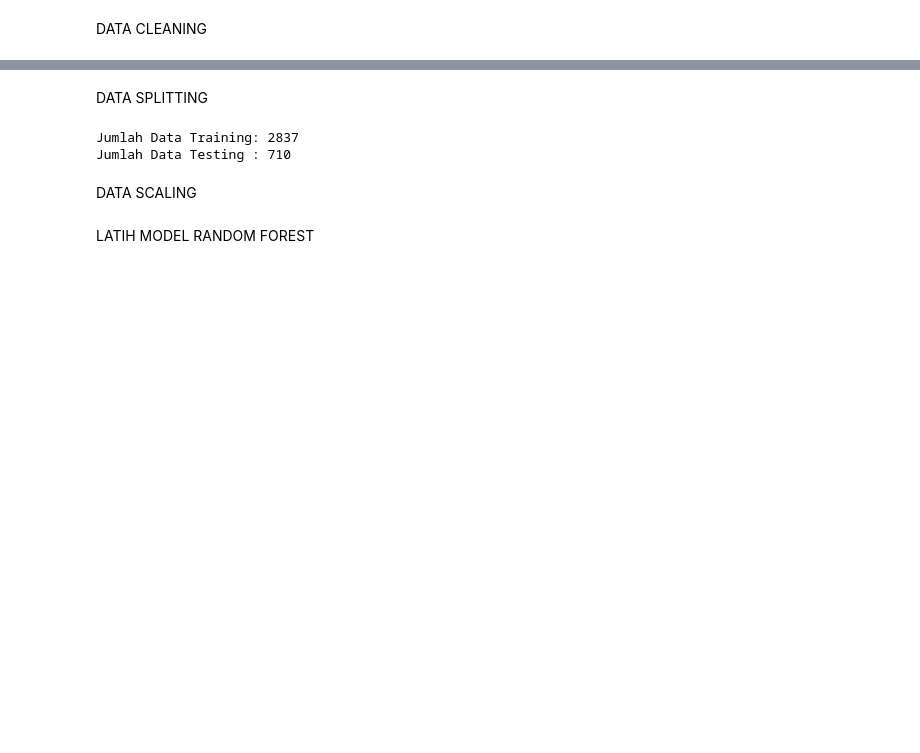
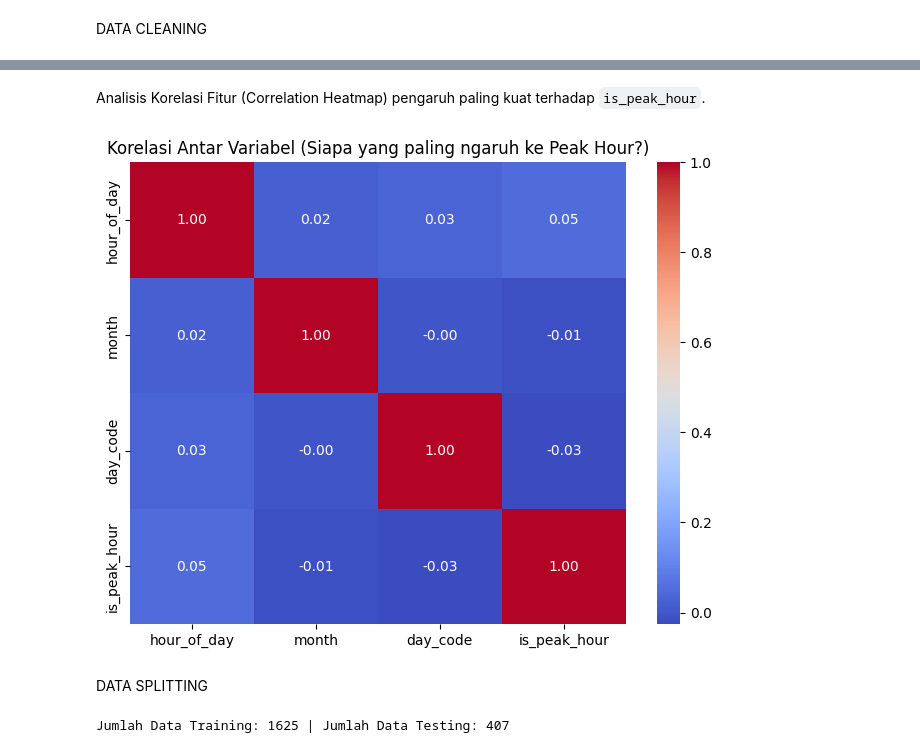
Before and after one commit to ananonano/projectDataScience, a Jupyter notebook: coffee.ipynb, the cells around one changed output, grey strips where cells are left out. Drawn from its saved outputs; the diff is of its cells as text; code cells hidden in the pictures; blank space fills up the shorter version.

```diff
--- a/coffee.ipynb
+++ b/coffee.ipynb
@@ -196,0 +142,13 @@ display(df_model.head())
+# %%
+df_agg = df.groupby(['Date', 'hour_of_day']).size().reset_index(name='order_count')
+
+threshold = df_agg['order_count'].quantile(0.75)
+print(f"Threshold Transaksi untuk Peak Hour: > {int(threshold)} transaksi/jam")
+
+df_agg['is_peak_hour'] = (df_agg['order_count'] > threshold).astype(int)
+
+df_agg['day_of_week_name'] = df_agg['Date'].dt.day_name()
+df_agg['month'] = df_agg['Date'].dt.month
+
+print("\nData hasil Agregasi dan Pelabelan:")
+print(df_agg.head())
@@ -196,0 +167,5 @@ display(df_model.head())
+# %%
+le = LabelEncoder()
+df_agg['day_code'] = le.fit_transform(df_agg['day_of_week_name'])
+print("Hasil Label Encoding untuk Hari:")
+print(df_agg[['day_of_week_name', 'day_code']].drop_duplicates().sort_values('day_code'))
@@ -197,20 +182,28 @@ display(df_model.head())
+# %% [markdown]
+Analisis Korelasi Fitur (Correlation Heatmap) pengaruh paling kuat terhadap `is_peak_hour`.
+# %%
+plt.figure(figsize=(8, 6))
+# Kita cek korelasi di data yang udah di-agregasi (biar relevan sama target)
+sns.heatmap(df_agg[['hour_of_day', 'month', 'day_code', 'is_peak_hour']].corr(), annot=True, cmap='coolwarm', fmt=".2f")
+plt.title('Korelasi Antar Variabel (Siapa yang paling ngaruh ke Peak Hour?)')
+plt.show()
+# %% [output]
+[figure, added]
 # %% [markdown]
 DATA SPLITTING
 # %%
-x = df_model[['hour_of_day', 'money', 'cash_type', 'Monthsort']]
-y = df_model['coffee_name']
+features = ['hour_of_day', 'month', 'day_code']
+X = df_agg[features]
+y = df_agg['is_peak_hour']
 
-x_train, x_test, y_train, y_test = train_test_split(
-    x,
+X_train, X_test, y_train, y_test = train_test_split(
+    X,
     y,
     test_size=0.2,
-    random_state=42
+    random_state=42,
+    stratify=y
 )
 
-print("Jumlah Data Training:", x_train.shape[0])
-print("Jumlah Data Testing :", y_test.shape[0])
+print(f"Jumlah Data Training: {X_train.shape[0]} | Jumlah Data Testing: {X_test.shape[0]}")
 # %% [output]
-Jumlah Data Training: 2837
-Jumlah Data Testing : 710
+Jumlah Data Training: 1625 | Jumlah Data Testing: 407
-# %% [markdown]
-DATA SCALING
@@ -221,2 +209,0 @@ X_test_scaled = scaler.transform(x_test)
-# %% [markdown]
-LATIH MODEL RANDOM FOREST
```
Also changed, not shown: parts of 39 cells of this notebook, 1 other file.
